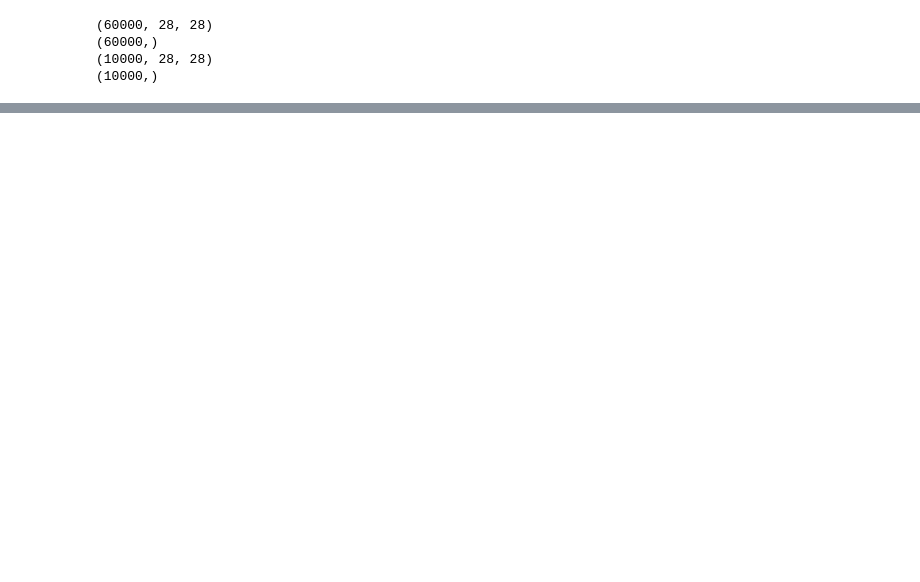
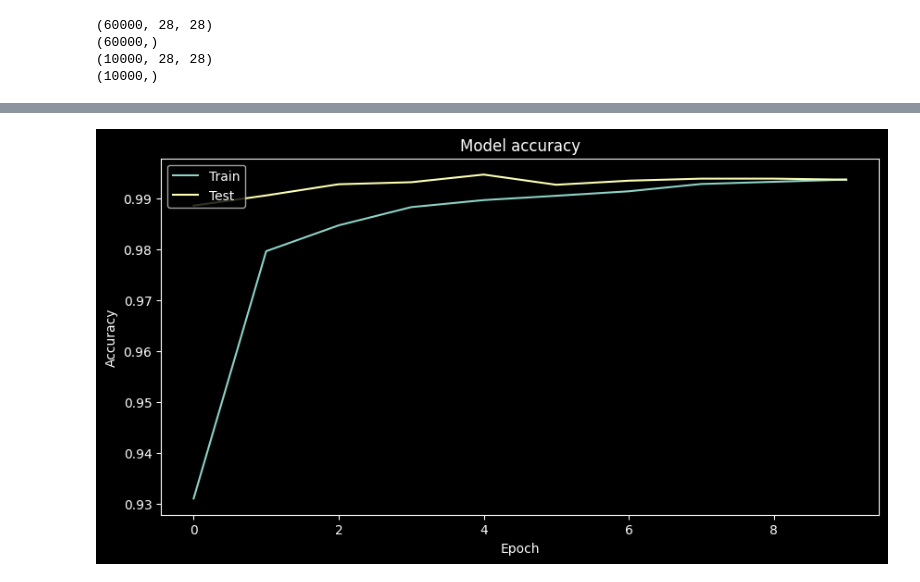
Before and after one commit to vlad9424/MNIST_number, a Jupyter notebook: MNIST_number.ipynb, the cells around one changed output, grey strips where cells are left out. Saved outputs shown, nothing was run; the diff lists cells and outputs as text; code cells hidden in the pictures; blank space fills up the shorter version.

```diff
--- a/MNIST_number.ipynb
+++ b/MNIST_number.ipynb
@@ -70,7 +75,7 @@ from keras.layers import Conv2D, MaxPooling2D, Flatten, Dense, Dropout
 # %%
 model = Sequential()
-# filters=16 (16 фильтров), kernel_size=3 (ядро 3х3), padding='same' (0 вокруг изображения), input_shape=(32,32,3) (входное изображение)
-model.add(L.Conv2D(filters=16, kernel_size=3, padding='same', input_shape=(28,28,3), activation='relu'))
+#filters=16 (16 фильтров), kernel_size=3 (ядро 3х3), padding='same' (0 вокруг изображения), input_shape=(32,32,3) (входное изображение)
+model.add(L.Conv2D(filters=16, kernel_size=3, padding='same', input_shape=(28,28,1), activation='relu'))
 model.add(L.Conv2D(filters=32, kernel_size=3, padding='same',activation='relu'))
 model.add(L.MaxPool2D())
 model.add(L.Dropout(0.25))
@@ -131,0 +171,13 @@ Invalid input shape for input Tensor("data:0", shape=(None, 28, 28), dtype=float
+# %%
+# визуализации обучения  модели во время обучения
+plt.style.use(['dark_background'])
+fig, ax = plt.subplots(figsize=(10, 5))
+plt.plot(history.history['accuracy'])
+plt.plot(history.history['val_accuracy'])
+plt.title('Model accuracy')
+plt.ylabel('Accuracy')
+plt.xlabel('Epoch')
+plt.legend(['Train', 'Test'], loc='upper left')
+plt.show()
+# %% [output]
+[figure, added]
```
Also changed, not shown: parts of 7 cells of this notebook.
